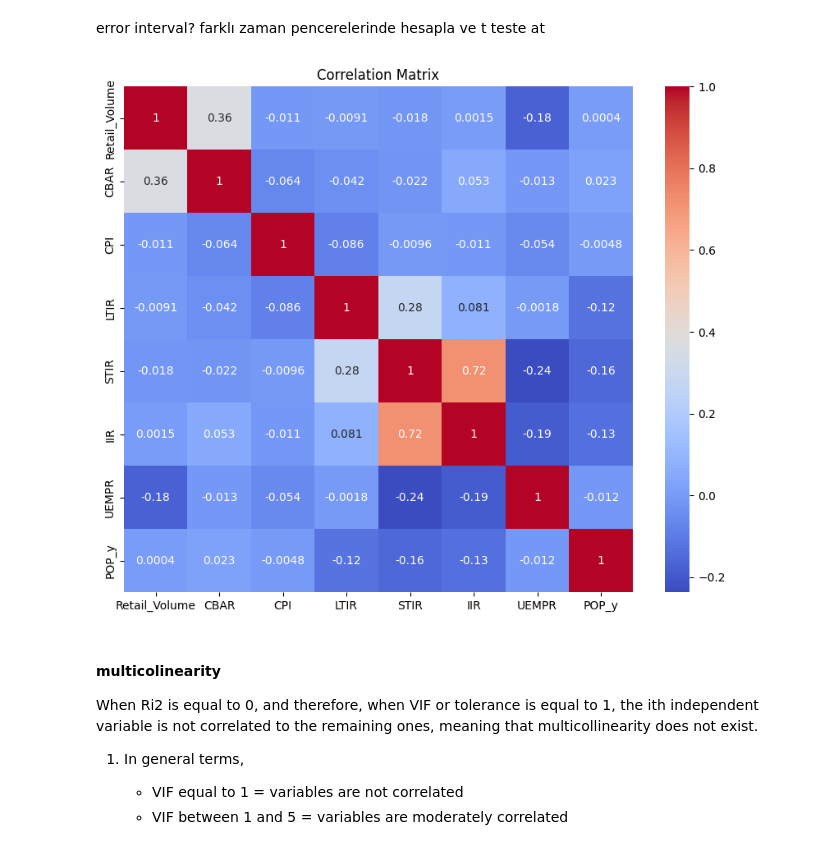
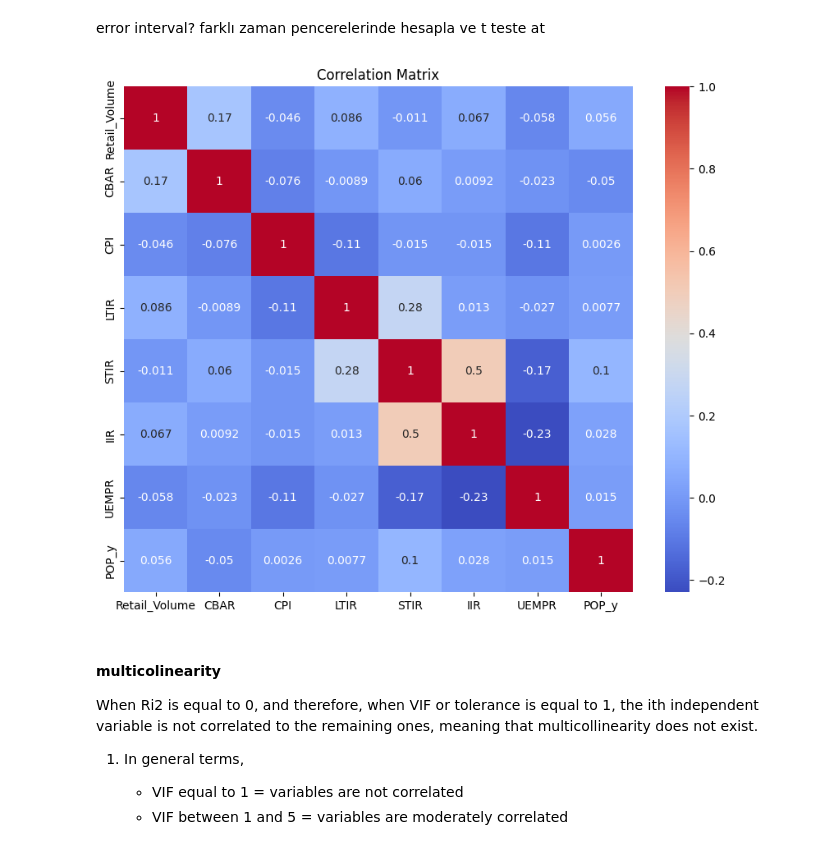
Before and after one commit to emirsglm/consumer-behavior-analysis, a Jupyter notebook: test.ipynb, the cells around one changed output. Saved outputs shown, nothing was run; the diff lists cells and outputs as text; code cells hidden in the pictures.

Commit message:
Update test.ipynb
- further analysis of crisises
- new linear model added

```diff
--- a/test.ipynb
+++ b/test.ipynb
@@ -298,0 +365,2 @@ plt.show()
+# %%
+df_filled["POP_y"] = fitted_data_2
@@ -299,5 +369,5 @@ plt.show()
 # %%
-df_test = df_filled[['Retail_Volume', 'CPI', 'LTIR', 'STIR', 'IIR', 'CBAR', 'UEMPR',"POP_y"]]
+df_test = df_filled[['Retail_Volume', 'CPI', 'LTIR', 'STIR', 'IIR', 'CBAR', 'UEMPR',"POP_y"]].copy()
 # %%
 from statsmodels.tsa.stattools import adfuller, kpss
 from arch.unitroot import PhillipsPerron
@@ -660,2 +747,3 @@ Reject Null Hypothesis: True
 # %%
-diff_df = df_test[['CPI', 'LTIR', 'STIR', 'IIR', 'UEMPR','POP_y']].diff().dropna()
+diff_df = df_test[['CPI', 'LTIR', 'STIR', 'IIR', 'UEMPR',"POP_y"]].diff().dropna()[:-12]
+diff_df
@@ -921,15 +1347,15 @@ farklı zaman pencerelerinde hesapla ve t teste at
 # %%
 import seaborn as sns
 import matplotlib.pyplot as plt
 
 # Assuming 'housing_df' is the DataFrame containing the data
 # Plotting the correlation matrix
 plt.figure(figsize=(10, 8))
-sns.heatmap(reg_data.corr(), annot=True, cmap='coolwarm')
+sns.heatmap(reg_data.corr("spearman"), annot=True, cmap='coolwarm')
 plt.title('Correlation Matrix')
 plt.show()
 # %% [output]
-[figure, old version]
+[figure, new version]
 # %% [markdown]
 #### multicolinearity
 
```
Also changed, not shown: parts of 72 cells of this notebook.
